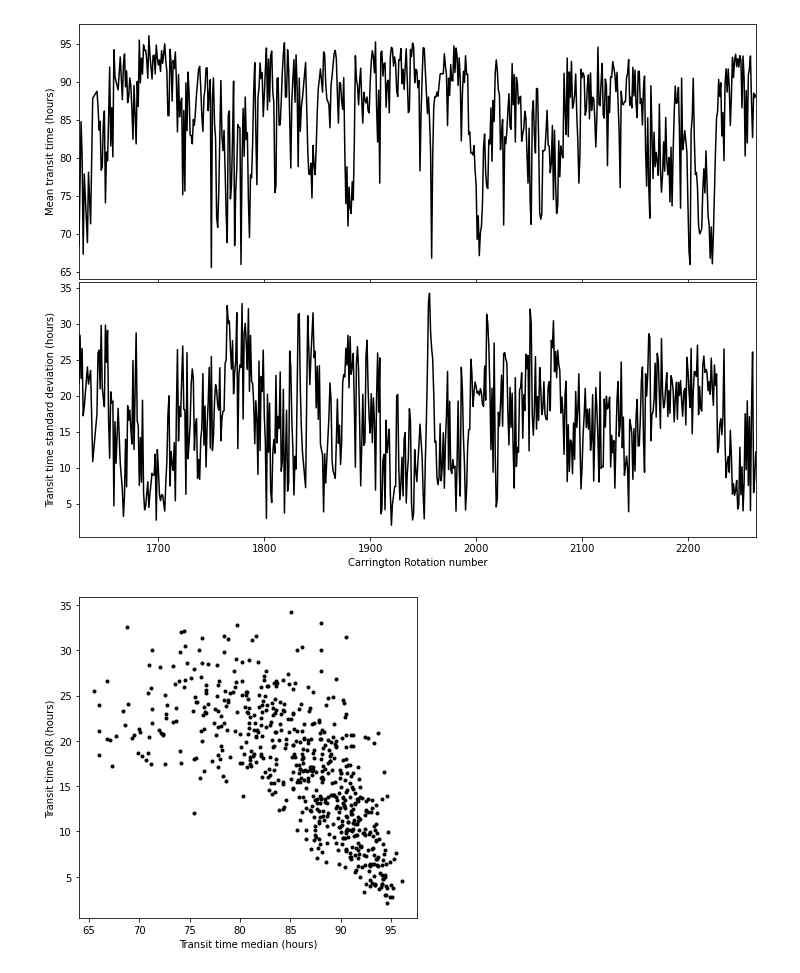
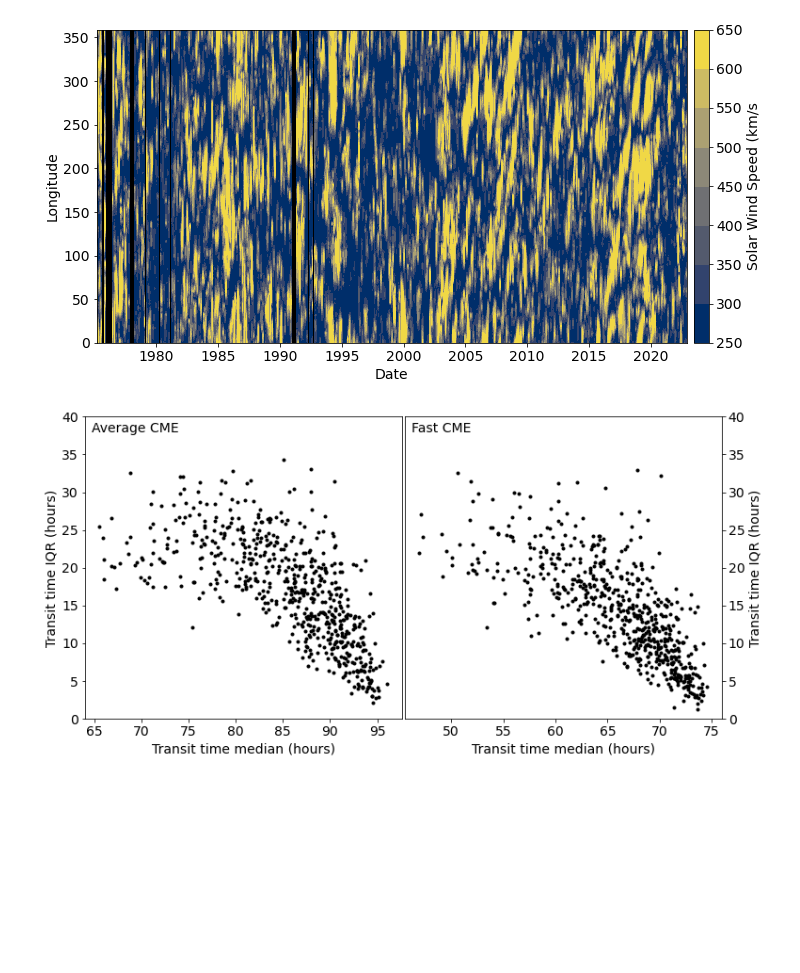
Before and after one commit to LukeBarnard/CME_transit_climatology, a Jupyter notebook: code/transit_time_analysis.ipynb, the cells around one changed output. Saved outputs shown, nothing was run; the diff lists cells and outputs as text; code cells hidden in the pictures; blank space fills up the shorter version.

Commit message:
Updated analysis with Vsw longitude-time map and transit box plots against other parameters

```diff
--- a/code/transit_time_analysis.ipynb
+++ b/code/transit_time_analysis.ipynb
@@ -2,11 +2,15 @@
 import numpy as np
 import pandas as pd
 import matplotlib.pyplot as plt
+import matplotlib as mpl
 import h5py
 from sunpy.coordinates.sun import carrington_rotation_time
 import scipy.stats as st
 import datetime
 from astropy.time import Time
+import copy
+
+mpl.rcParams.update({'font.size': 14})
 # %%
 def calc_solar_cycle_phase(time):
     """
@@ -127,21 +131,5 @@ def LoadSSN():
     return ssn_df
 # %%
 # load in the CME transit time data
-data_path = "C:/Users/yq904481/research/repos/CME_transit_climatology/data/output/transit_data.hdf5"
+data_path = "C:/Users/yq904481/research/repos/CME_transit_climatology/data/output/CME_transit_data.hdf5"
 data = h5py.File(data_path, 'r')
-# %%
-cr_keys = data.keys()
-cr_arr = np.arange(1625, 2265, 1)
-transit_avg = np.zeros(len(cr_keys))
-transit_var = np.zeros(len(cr_keys))
-
-for i, (cr_key, cr_data) in enumerate(data.items()):
-    # Convert transits from days to hours
-    transits = 24*cr_data['t_transit'][:]
-    transit_avg[i] = np.nanmedian(transits)
-    transit_var[i] = st.iqr(transits, nan_policy="omit")
-
-id_good = np.isfinite(transit_var) & np.isfinite(transit_avg)
-cr_arr = cr_arr[id_good]
-transit_avg = transit_avg[id_good]
-transit_var = transit_var[id_good]
@@ -147,0 +161,18 @@ transit_var = transit_var[id_good]
+# %%
+fig, ax = plt.subplots(figsize=(10,5), facecolor='white')
+ax.set_facecolor('k')
+levels = np.arange(250, 700, 50)
+cmap = copy.copy(mpl.cm.get_cmap('cividis'))
+cmap.set_bad(color='k', alpha=1)
+
+cnt = ax.contourf(cr_time_pad.datetime, lons, vsw.T, levels=levels, cmap=cmap, vmin=levels[0], vmax=levels[-1])
+ax.set_xlabel('Date')
+ax.set_ylabel('Longitude')
+
+cbar = fig.colorbar(cnt, ax=ax, pad=0.01)
+cbar.ax.set_ylabel('Solar Wind Speed (km/s')
+
+fig.subplots_adjust(left=0.075, bottom=0.11, right=1.05, top=0.98)
+fig.savefig("MAS_Vsw_equator_timeseries.png")
+# %% [output]
+[figure, added]
@@ -148,15 +254,16 @@ transit_var = transit_var[id_good]
 # %%
-fig, ax = plt.subplots(2, 1, figsize=(10,8))
-ax[0].plot(cr_arr, transit_avg, 'k-')
-ax[1].plot(cr_arr, transit_var, 'k-')
-ax[1].set_xlabel('Carrington Rotation number')
-ax[0].set_ylabel('Mean transit time (hours)')
-ax[1].set_ylabel('Transit time standard deviation (hours)')
-for a in ax:
-    a.set_xlim(cr_arr.min(), cr_arr.max())
+fig, ax = plt.subplots(1,2, figsize=(10,5))
+for a, cme, label in zip(ax, [cme_avg, cme_fst], ['Average CME', 'Fast CME']):
+    a.plot(cme['avg'], cme['iqr'], 'k.')
+    a.set_xlabel('Transit time median (hours)', fontsize=14)
+    a.set_ylabel('Transit time IQR (hours)', fontsize=14)
+    a.set_ylim(0,40)
+    a.text(0.02, 0.95, label, transform=a.transAxes, fontsize=14)
 
-ax[0].set_xticklabels([])
-fig.subplots_adjust(left=0.05, bottom=0.1, right=0.99, top=0.99, hspace=0.01)
-fig.savefig('transit_time_time_series.png')
+ax[1].yaxis.tick_right()
+ax[1].yaxis.set_label_position('right')
+
+fig.subplots_adjust(left=0.05, bottom=0.1, right=0.99, top=0.99, wspace=0.01)
+fig.savefig('cme_transit_time_median_iqr_scatter.png')
 # %% [output]
-[figure, old version]
+[figure, new version]
@@ -179,10 +269,0 @@ fig.savefig('transit_time_time_series.png')
-# %%
-fig, ax = plt.subplots(figsize=(5,5))
-ax.plot(transit_avg, transit_var, 'k.')
-ax.set_xlabel('Transit time median (hours)')
-ax.set_ylabel('Transit time IQR (hours)')
-
-fig.subplots_adjust(left=0.05, bottom=0.1, right=0.99, top=0.99, hspace=0.01)
-fig.savefig('transit_time_median_iqr_scatter.png')
-# %% [output]
-[figure, removed]
```
Also changed, not shown: parts of 12 cells of this notebook.
